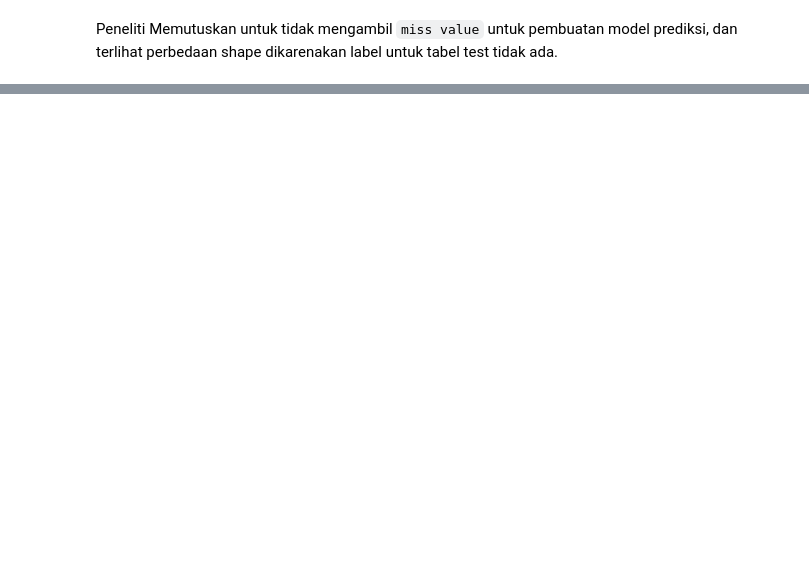
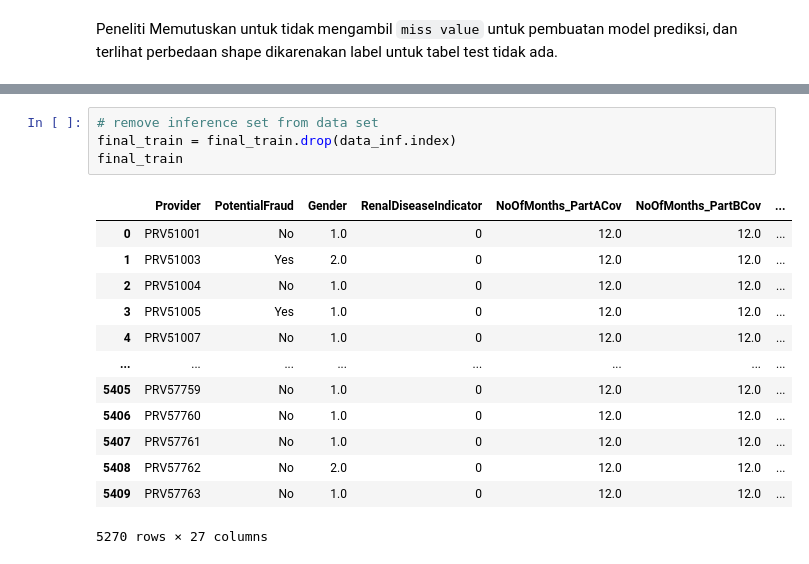
Before and after one commit to suma-bimantoro-andru/Machine-Learning, a Jupyter notebook: Healthcare Provider Fraud Detection/Medicare Provider Fraud Detection.ipynb, the cells around one changed output, grey strips where cells are left out. Saved outputs shown, nothing was run; the diff lists cells and outputs as text; blank space fills up the shorter version.

```diff
--- a/Healthcare Provider Fraud Detection/Medicare Provider Fraud Detection.ipynb
+++ b/Healthcare Provider Fraud Detection/Medicare Provider Fraud Detection.ipynb
@@ -203,0 +229,18 @@ Peneliti Memutuskan untuk tidak mengambil `miss value` untuk pembuatan model pre
+# %%
+# remove inference set from data set
+final_train = final_train.drop(data_inf.index)
+final_train
+# %% [output]
+|  | Provider | PotentialFraud | Gender | RenalDiseaseIndicator | NoOfMonths_PartACov | NoOfMonths_PartBCov | ... |
+| 0 | PRV51001 | No | 1.0 | 0 | 12.0 | 12.0 | ... |
+| 1 | PRV51003 | Yes | 2.0 | 0 | 12.0 | 12.0 | ... |
+| 2 | PRV51004 | No | 1.0 | 0 | 12.0 | 12.0 | ... |
+| 3 | PRV51005 | Yes | 1.0 | 0 | 12.0 | 12.0 | ... |
+| 4 | PRV51007 | No | 1.0 | 0 | 12.0 | 12.0 | ... |
+| ... | ... | ... | ... | ... | ... | ... | ... |
+| 5405 | PRV57759 | No | 1.0 | 0 | 12.0 | 12.0 | ... |
+| 5406 | PRV57760 | No | 1.0 | 0 | 12.0 | 12.0 | ... |
+| 5407 | PRV57761 | No | 1.0 | 0 | 12.0 | 12.0 | ... |
+| 5408 | PRV57762 | No | 2.0 | 0 | 12.0 | 12.0 | ... |
+| 5409 | PRV57763 | No | 1.0 | 0 | 12.0 | 12.0 | ... |
+5270 rows × 27 columns
```
Also changed, not shown: parts of 22 cells of this notebook.
